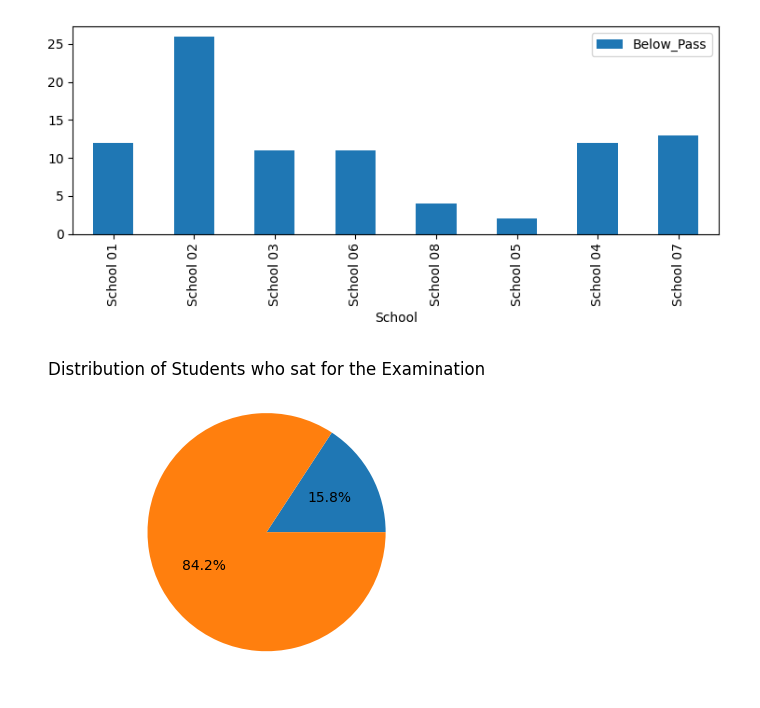
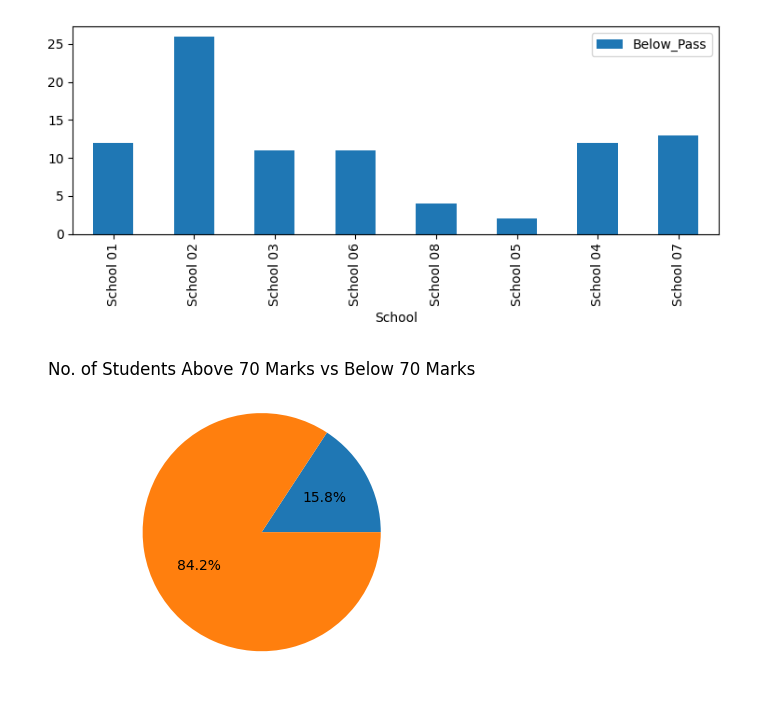
Before and after one commit to mohamednizzad/data-science, a Jupyter notebook: SDS_By_Nizzad.ipynb, the cells around one changed output. Cells and saved outputs as stored; diff of their text form; code cells hidden in the pictures.

```diff
--- a/SDS_By_Nizzad.ipynb
+++ b/SDS_By_Nizzad.ipynb
@@ -160,8 +160,8 @@ data.plot(x="School", y=["Below_Pass"], kind="bar")
 # %%
 from matplotlib import pyplot as plt
 
-plt.title("Distribution of Students who sat for the Examination")
+plt.title("No. of Students Above 70 Marks vs Below 70 Marks")
 plt.pie(df[['Below_Pass','Above_70_Marks']].sum(), autopct = '%1.1f%%')
 plt.show()
 # %% [output]
-[figure, old version]
+[figure, new version]
```
